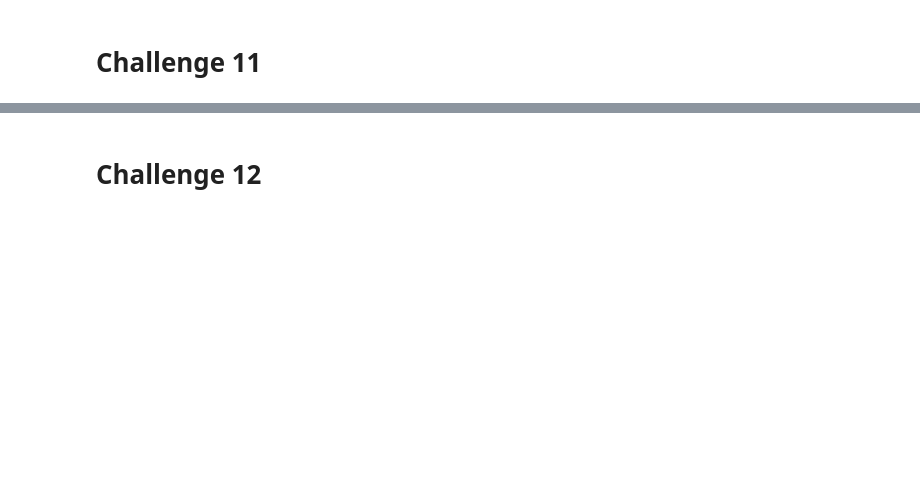
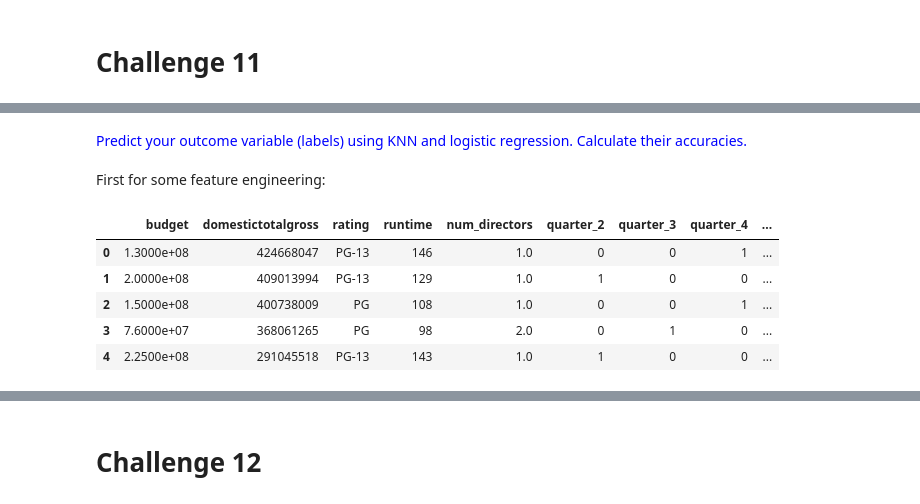
Before and after one commit to cliuless/ds_again, a Jupyter notebook: student_submissions/challenges/07_classification/solomon_brad/challenge_set_7_solomon.ipynb, the cells around one changed output, grey strips where cells are left out. Drawn from its saved outputs; the diff is of its cells as text; code cells hidden in the pictures; blank space fills up the shorter version.

```diff
--- a/student_submissions/challenges/07_classification/solomon_brad/challenge_set_7_solomon.ipynb
+++ b/student_submissions/challenges/07_classification/solomon_brad/challenge_set_7_solomon.ipynb
@@ -435,0 +570,28 @@ df.head(3)
+# %%
+df = df[df['rating'] != 'G']
+# %% [markdown]
+<font color="blue">
+Predict your outcome variable (labels) using KNN and logistic regression. Calculate their accuracies.
+</font>
+# %% [markdown]
+First for some feature engineering:
+# %%
+import re
+
+splitter = re.compile('[^(De|Le|Da|Mac|Mc|Van)](?P<lower>[a-z])(?P<upper>[A-Z])')
+df['director'] = df['director'].str.replace(splitter, r'\g<lower>; \g<upper>')
+df['num_directors'] = df['director'].str.count(';').add(1)
+
+df['runtime_bin'] = pd.qcut(df['runtime'], q=5, labels=range(1,6))
+df['quarter'] = df['releasedate'].dt.quarter
+df = pd.get_dummies(df, columns=['quarter', 'runtime_bin'], drop_first=True)
+df.drop(['title', 'director', 'releasedate'], axis=1, inplace=True)
+df.dropna(inplace=True)
+df.head()
+# %% [output]
+|  | budget | domestictotalgross | rating | runtime | num_directors | quarter_2 | quarter_3 | quarter_4 | ... |
+| 0 | 1.3000e+08 | 424668047 | PG-13 | 146 | 1.0 | 0 | 0 | 1 | ... |
+| 1 | 2.0000e+08 | 409013994 | PG-13 | 129 | 1.0 | 1 | 0 | 0 | ... |
+| 2 | 1.5000e+08 | 400738009 | PG | 108 | 1.0 | 0 | 0 | 1 | ... |
+| 3 | 7.6000e+07 | 368061265 | PG | 98 | 2.0 | 0 | 1 | 0 | ... |
+| 4 | 2.2500e+08 | 291045518 | PG-13 | 143 | 1.0 | 1 | 0 | 0 | ... |
```
Also changed, not shown: parts of 58 cells of this notebook, 1 other file.
